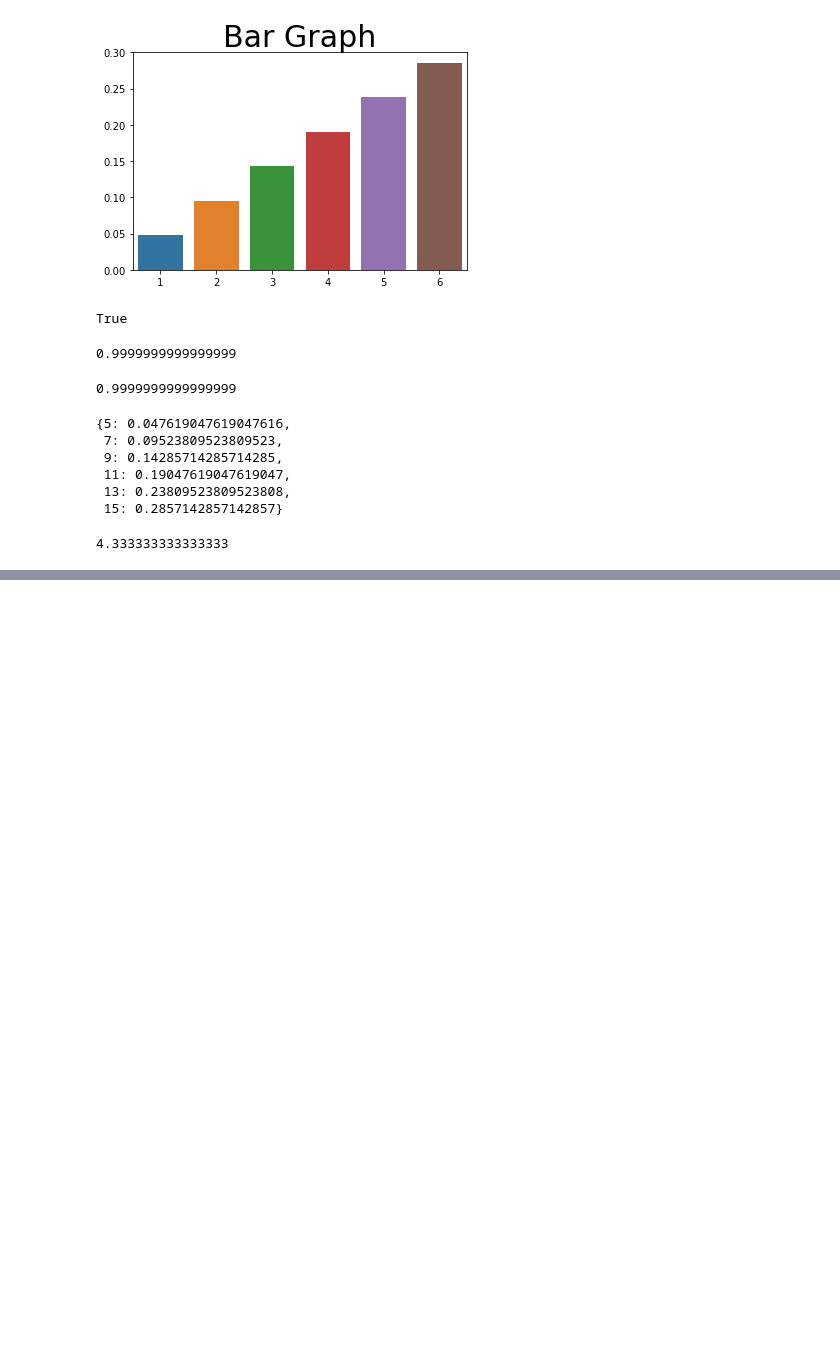
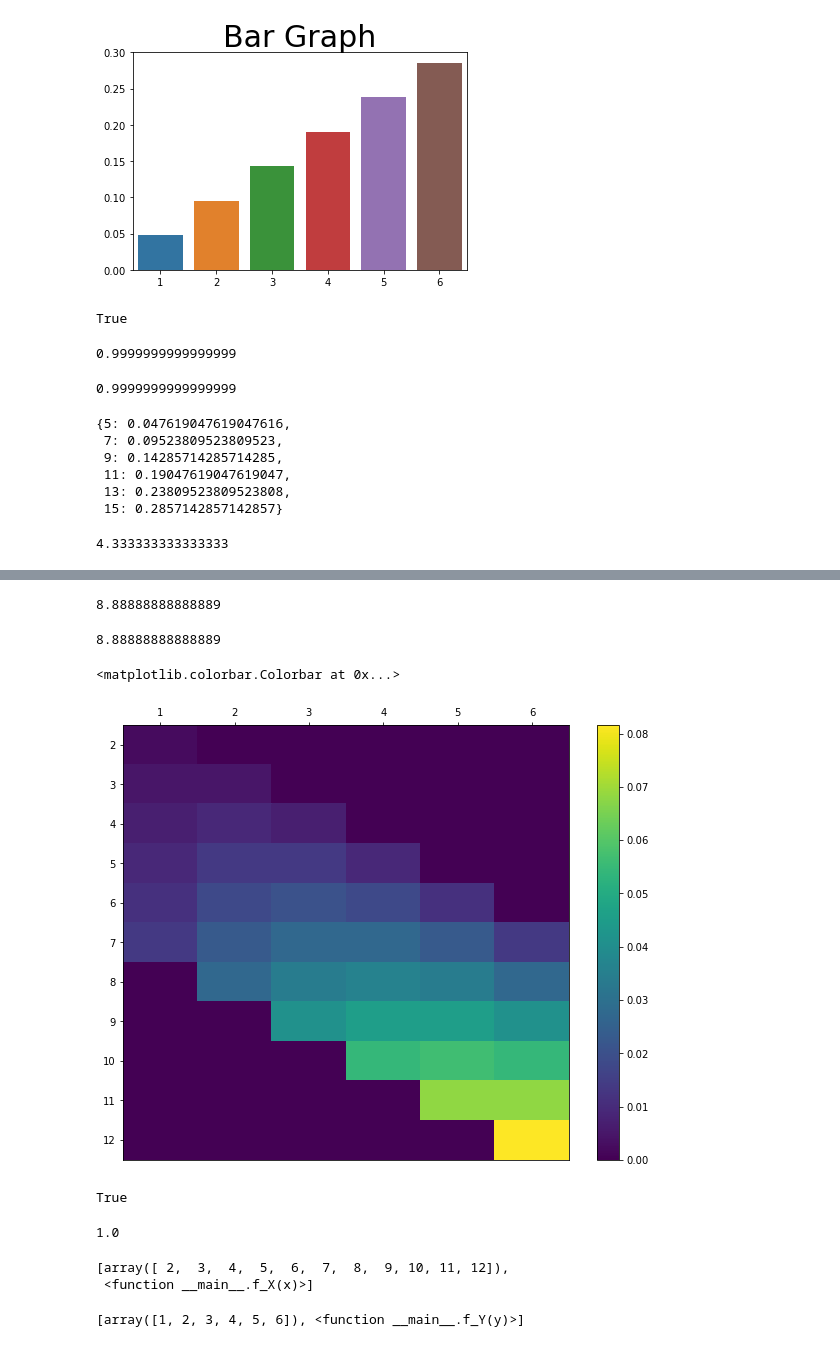
Before and after one commit to bnv20/kdt5, a Jupyter notebook: m3_통계/stat_3.ipynb, the cells around one changed output, grey strips where cells are left out. Drawn from its saved outputs; the diff is of its cells as text; code cells hidden in the pictures; blank space fills up the shorter version.

```diff
--- a/m3_통계/stat_3.ipynb
+++ b/m3_통계/stat_3.ipynb
@@ -78,0 +119,19 @@ np.sum([x_k * f(x_k) for x_k in x_set])
+# %%
+V(X, lambda x:2*x+3)
+# %% [output]
+8.88888888888889
+# %%
+# 분산의 공식
+2**2*V(X)
+# %% [output]
+8.88888888888889
+# %%
+# 2차원 이산형 확률분포
+x_set = np.arange(2,13)
+y_set = np.arange(1,7)
+# %%
+def f_XY(x,y):
+    if 1 <= y <= 6 and 1 <= x-y <= 6:
+        return y * (x-y) / 441
+    else:
+        return 0
@@ -78,0 +140,26 @@ np.sum([x_k * f(x_k) for x_k in x_set])
+# %%
+prob = np.array([[f_XY(x_i,y_j) for y_j in y_set] for x_i in x_set])
+fig = plt.figure(figsize=(10,8))
+ax = fig.add_subplot(111)
+
+c = ax.pcolor(prob)
+ax.set_xticks(np.arange(prob.shape[1]) + 0.5, minor=False)
+ax.set_yticks(np.arange(prob.shape[0]) + 0.5, minor=False)
+ax.set_xticklabels(np.arange(1,7),minor=False)
+ax.set_yticklabels(np.arange(2,13),minor=False)
+# Y축을 내림차순의 숫자가 되게 하여 위아래를 역전시킨다.
+ax.invert_yaxis()
+# X축 눈금을 그래프 위쪽에 표시
+ax.xaxis.tick_top()
+fig.colorbar(c,ax=ax)
+# %% [output]
+<matplotlib.colorbar.Colorbar at 0x...>
+[figure, added]
+# %%
+np.all(prob >= 0)
+# %% [output]
+True
+# %%
+np.sum(prob)
+# %% [output]
+1.0
@@ -78,0 +178,9 @@ np.sum([x_k * f(x_k) for x_k in x_set])
+# %%
+X
+# %% [output]
+[array([ 2,  3,  4,  5,  6,  7,  8,  9, 10, 11, 12]),
+ <function __main__.f_X(x)>]
+# %%
+Y
+# %% [output]
+[array([1, 2, 3, 4, 5, 6]), <function __main__.f_Y(y)>]
```
Also changed, not shown: parts of 58 cells of this notebook.
